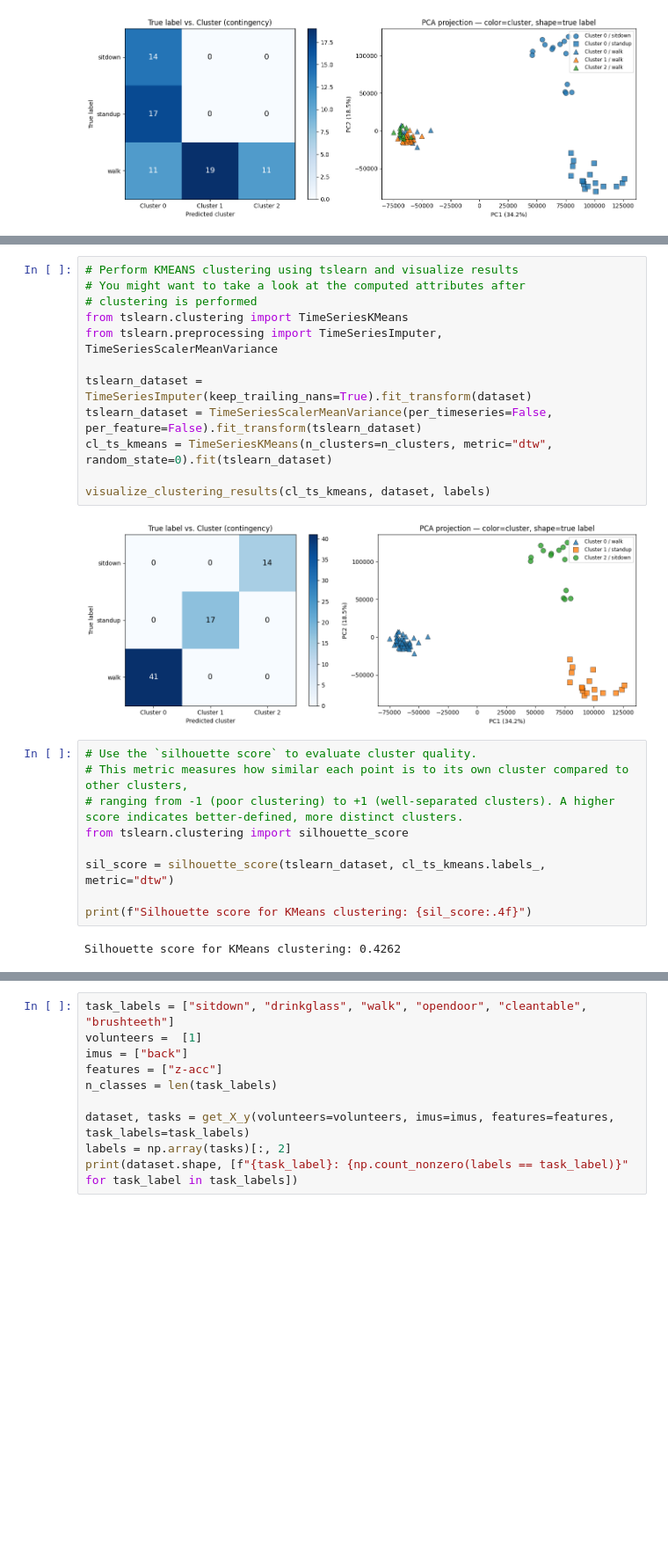
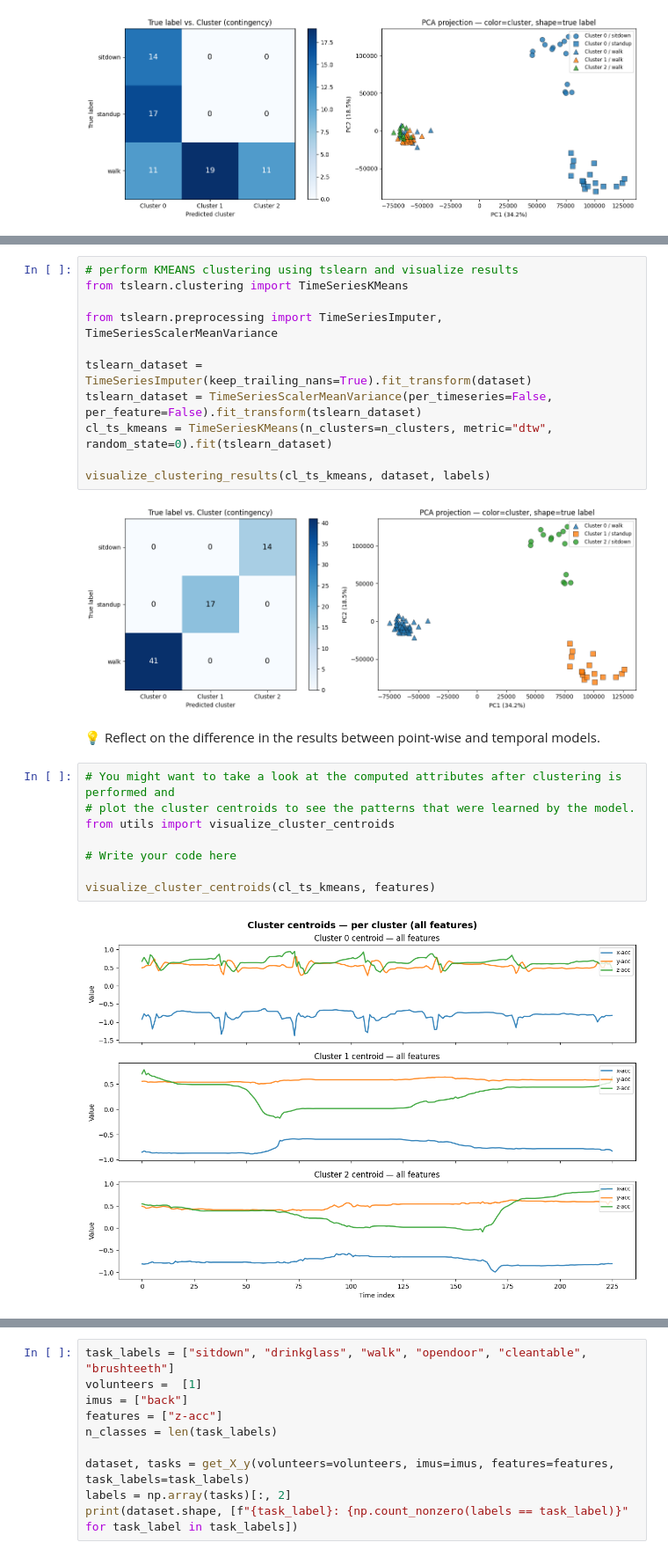
Before and after one commit to ia-p16/tslearn-workshop-2026, a Jupyter notebook: workshop_full.ipynb, the cells around one changed output, grey strips where cells are left out. Shown at 88% size. Drawn from its saved outputs; the diff is of its cells as text; blank space fills up the shorter version.

```diff
--- a/workshop_full.ipynb
+++ b/workshop_full.ipynb
@@ -143,8 +205,7 @@ visualize_clustering_results(cl_sk_kmeans, dataset, labels)
 # %%
-# Perform KMEANS clustering using tslearn and visualize results
-# You might want to take a look at the computed attributes after
-# clustering is performed
+# perform KMEANS clustering using tslearn and visualize results
 from tslearn.clustering import TimeSeriesKMeans
+
 from tslearn.preprocessing import TimeSeriesImputer, TimeSeriesScalerMeanVariance
 
 tslearn_dataset = TimeSeriesImputer(keep_trailing_nans=True).fit_transform(dataset)
@@ -154,14 +215,15 @@ cl_ts_kmeans = TimeSeriesKMeans(n_clusters=n_clusters, metric="dtw", random_stat
 visualize_clustering_results(cl_ts_kmeans, dataset, labels)
 # %% [output]
 [figure]
-# %%
-# Use the `silhouette score` to evaluate cluster quality.
-# This metric measures how similar each point is to its own cluster compared to other clusters,
-# ranging from -1 (poor clustering) to +1 (well-separated clusters). A higher score indicates better-defined, more distinct clusters.
-from tslearn.clustering import silhouette_score
-
-sil_score = silhouette_score(tslearn_dataset, cl_ts_kmeans.labels_, metric="dtw")
-
-print(f"Silhouette score for KMeans clustering: {sil_score:.4f}")
-# %% [output]
-Silhouette score for KMeans clustering: 0.4262
+# %% [markdown]
+💡 Reflect on the difference in the results between point-wise and temporal models.
+# %%
+# You might want to take a look at the computed attributes after clustering is performed and
+# plot the cluster centroids to see the patterns that were learned by the model.
+from utils import visualize_cluster_centroids
+
+# Write your code here
+
+visualize_cluster_centroids(cl_ts_kmeans, features)
+# %% [output]
+[figure, added]
```
Also changed, not shown: parts of 60 cells of this notebook.
